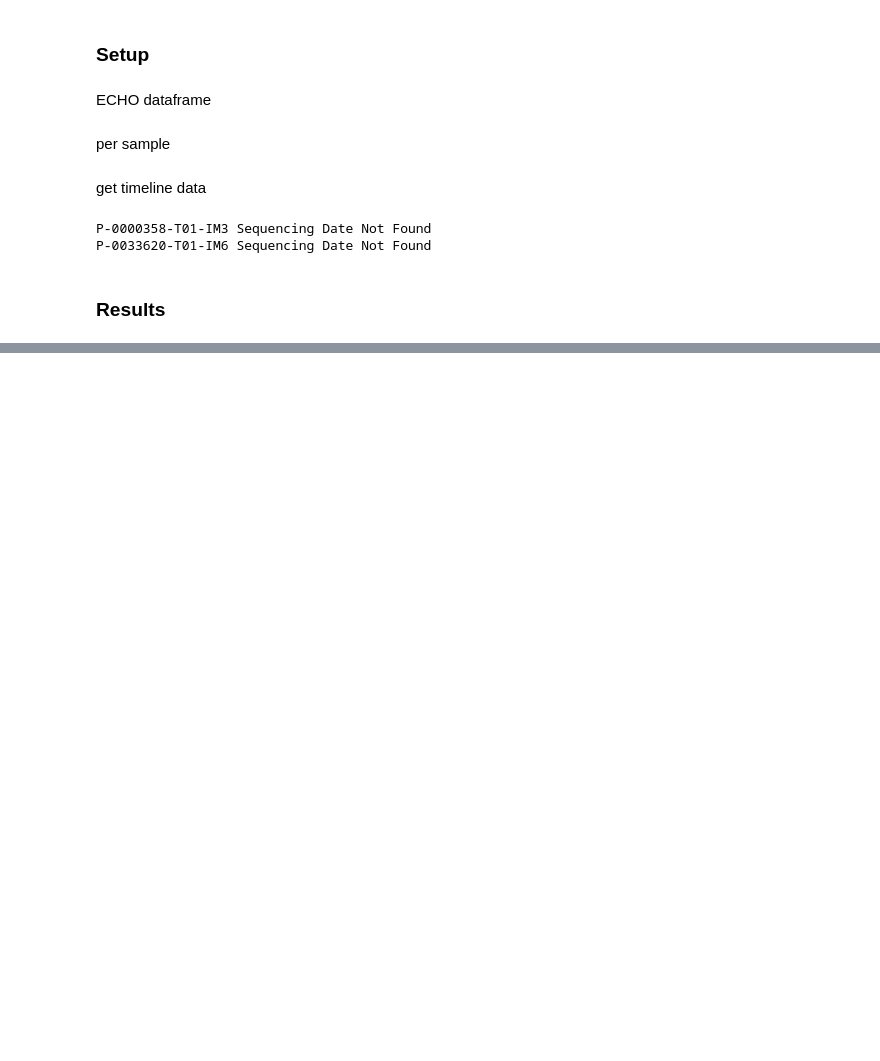
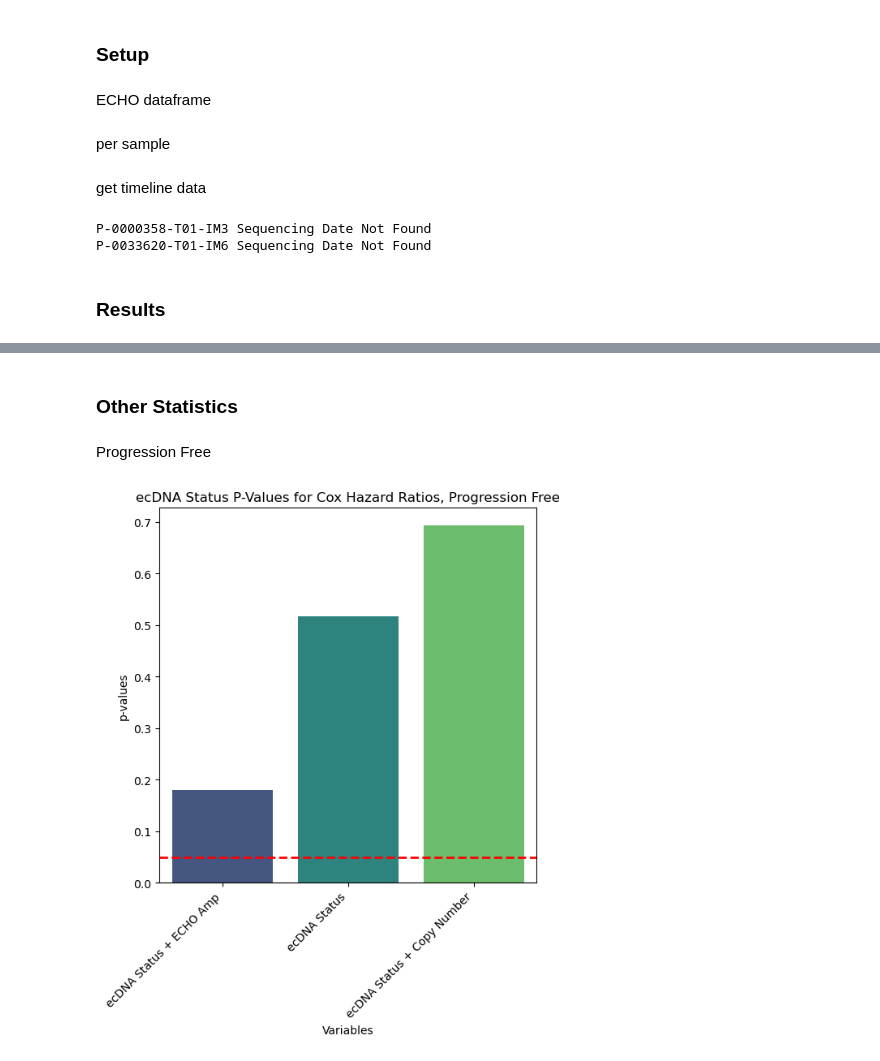
Before and after one commit to mskcc/Penguin, a Jupyter notebook: notebooks/treatment.ipynb, the cells around one changed output, grey strips where cells are left out. Saved outputs shown, nothing was run; the diff lists cells and outputs as text; code cells hidden in the pictures; blank space fills up the shorter version.

```diff
--- a/notebooks/treatment.ipynb
+++ b/notebooks/treatment.ipynb
@@ -253,0 +344,4 @@ P-values for KM Curves
+# %% [markdown]
+### Other Statistics
+# %% [markdown]
+Progression Free
@@ -253,0 +398,15 @@ P-values for KM Curves
+# %%
+import seaborn as sns
+
+specific_cox_df = specific_cox_df.sort_values(by='p_value')
+plt.figure(figsize=(6, 6))
+bars = sns.barplot(x='atype', y='p_value', data=specific_cox_df, palette='viridis')
+plt.xlabel('Variables')
+plt.ylabel('p-values')
+plt.title('Sorted DataFrame Bar Plot')
+bars.set_xticklabels(bars.get_xticklabels(), rotation=45, ha='right')
+plt.axhline(y=0.05, color='r', linestyle='--', linewidth=2)
+plt.title("ecDNA Status P-Values for Cox Hazard Ratios, Progression Free")
+plt.show()
+# %% [output]
+[figure, added]
```
Also changed, not shown: parts of 17 cells of this notebook, 1 other file.
